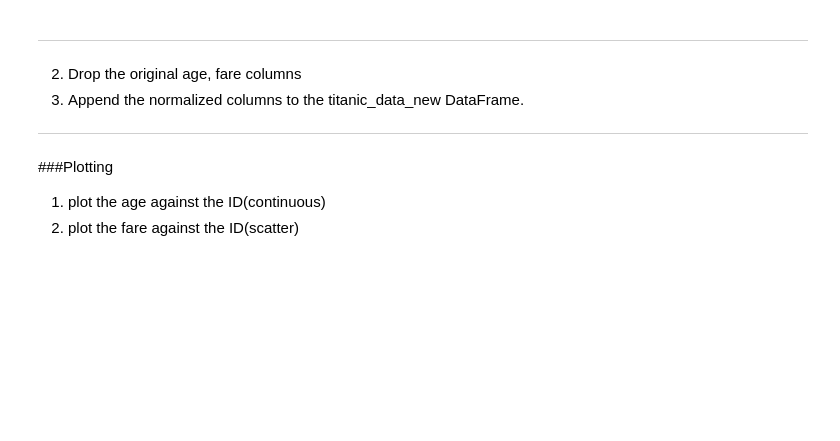
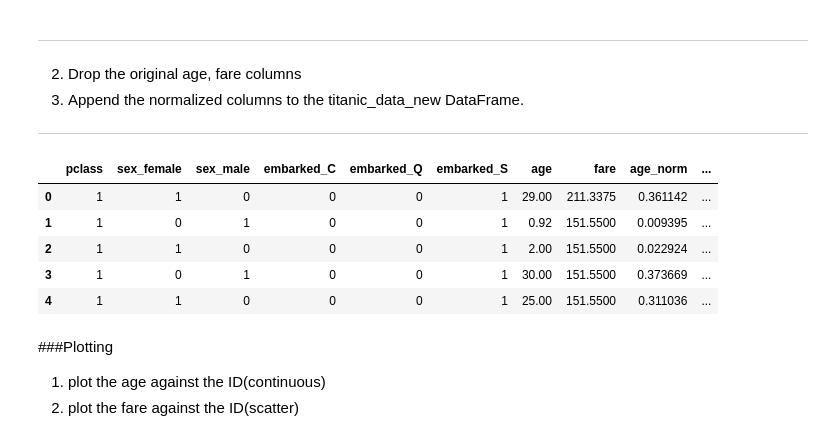
Before and after one commit to vrao1/SHALA-2020, a Jupyter notebook: Assignment_1_DS.ipynb, the cells around one changed output. Saved outputs shown, nothing was run; the diff lists cells and outputs as text; code cells hidden in the pictures; blank space fills up the shorter version.

```diff
--- a/Assignment_1_DS.ipynb
+++ b/Assignment_1_DS.ipynb
@@ -330,11 +429,19 @@ NameError: ignored
 
 ---
 # %%
-df.drop(columns=['age', 'fare'], inplace=True)
+df = df.drop(columns=['age', 'fare'], axis=1)
 df.head()
 
-titanic_data_new['age_norm'] = df_normalized
-titanic_data_new['age_fare'] = df_normalized_fare
+titanic_data_new['age_norm'] = df_normalized['age']
+titanic_data_new['fare_norm'] = df_normalized['fare']
+titanic_data_new.head()
+# %% [output]
+|  | pclass | sex_female | sex_male | embarked_C | embarked_Q | embarked_S | age | fare | age_norm | ... |
+| 0 | 1 | 1 | 0 | 0 | 0 | 1 | 29.00 | 211.3375 | 0.361142 | ... |
+| 1 | 1 | 0 | 1 | 0 | 0 | 1 | 0.92 | 151.5500 | 0.009395 | ... |
+| 2 | 1 | 1 | 0 | 0 | 0 | 1 | 2.00 | 151.5500 | 0.022924 | ... |
+| 3 | 1 | 0 | 1 | 0 | 0 | 1 | 30.00 | 151.5500 | 0.373669 | ... |
+| 4 | 1 | 1 | 0 | 0 | 0 | 1 | 25.00 | 151.5500 | 0.311036 | ... |
 # %% [markdown]
 ###Plotting
 1. plot the age against the ID(continuous)
```
Also changed, not shown: parts of 14 cells of this notebook.
